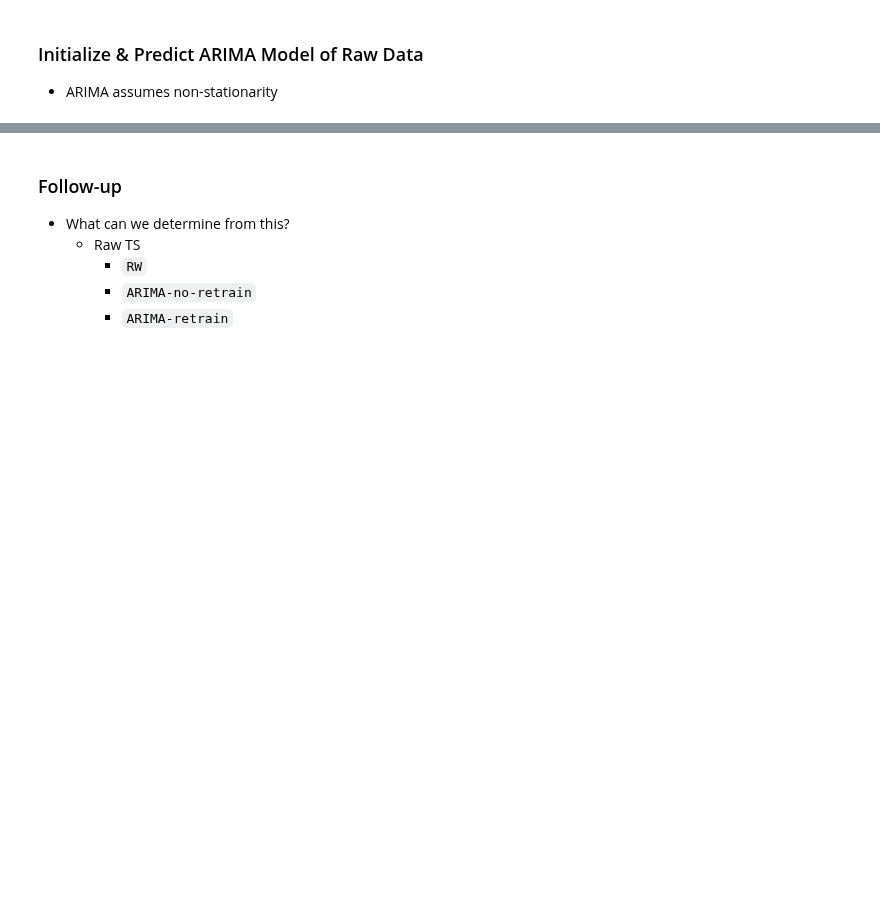
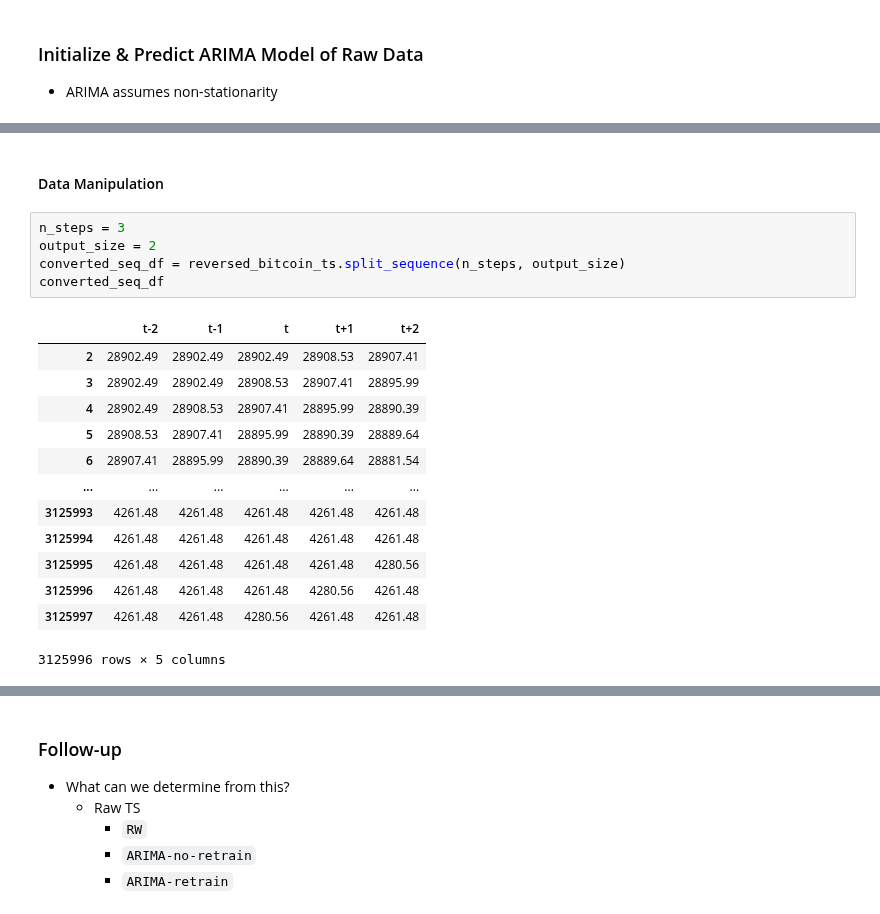
Before and after one commit to Brinkley97/applied_time_series_and_machine_learning, a Jupyter notebook: framework_for_time_series_data/nlp_ts/paper-bitcoin_daily-raw.ipynb, the cells around one changed output, grey strips where cells are left out. Saved outputs shown, nothing was run; the diff lists cells and outputs as text; blank space fills up the shorter version.

```diff
--- a/framework_for_time_series_data/nlp_ts/paper-bitcoin_daily-raw.ipynb
+++ b/framework_for_time_series_data/nlp_ts/paper-bitcoin_daily-raw.ipynb
@@ -304,0 +282,21 @@ EvaluationMetric.plot_predictions(test_df, arima_predictions_retrain)
+# %% [markdown]
+#### Data Manipulation
+# %%
+n_steps = 3
+output_size = 2
+converted_seq_df = reversed_bitcoin_ts.split_sequence(n_steps, output_size)
+converted_seq_df
+# %% [output]
+|  | t-2 | t-1 | t | t+1 | t+2 |
+| 2 | 28902.49 | 28902.49 | 28902.49 | 28908.53 | 28907.41 |
+| 3 | 28902.49 | 28902.49 | 28908.53 | 28907.41 | 28895.99 |
+| 4 | 28902.49 | 28908.53 | 28907.41 | 28895.99 | 28890.39 |
+| 5 | 28908.53 | 28907.41 | 28895.99 | 28890.39 | 28889.64 |
+| 6 | 28907.41 | 28895.99 | 28890.39 | 28889.64 | 28881.54 |
+| ... | ... | ... | ... | ... | ... |
+| 3125993 | 4261.48 | 4261.48 | 4261.48 | 4261.48 | 4261.48 |
+| 3125994 | 4261.48 | 4261.48 | 4261.48 | 4261.48 | 4261.48 |
+| 3125995 | 4261.48 | 4261.48 | 4261.48 | 4261.48 | 4280.56 |
+| 3125996 | 4261.48 | 4261.48 | 4261.48 | 4280.56 | 4261.48 |
+| 3125997 | 4261.48 | 4261.48 | 4280.56 | 4261.48 | 4261.48 |
+3125996 rows × 5 columns
```
Also changed, not shown: parts of 19 cells of this notebook.
